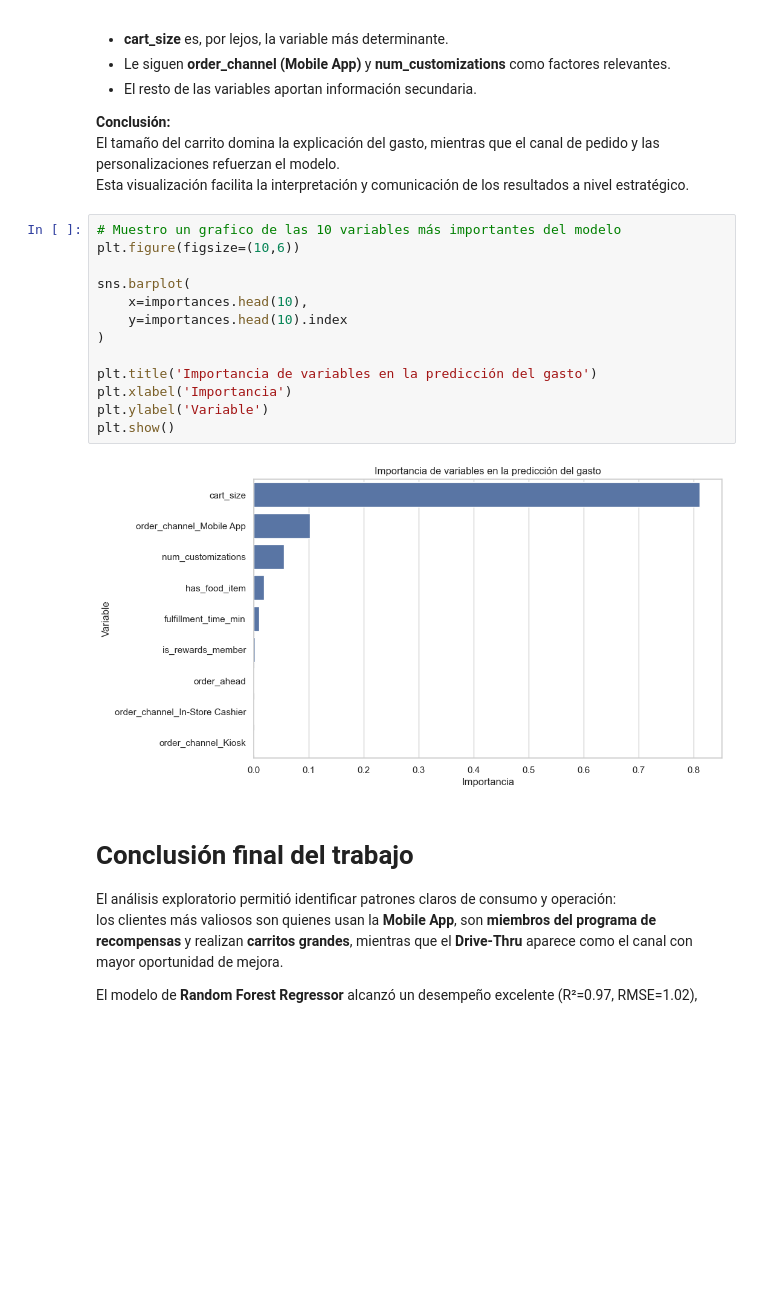
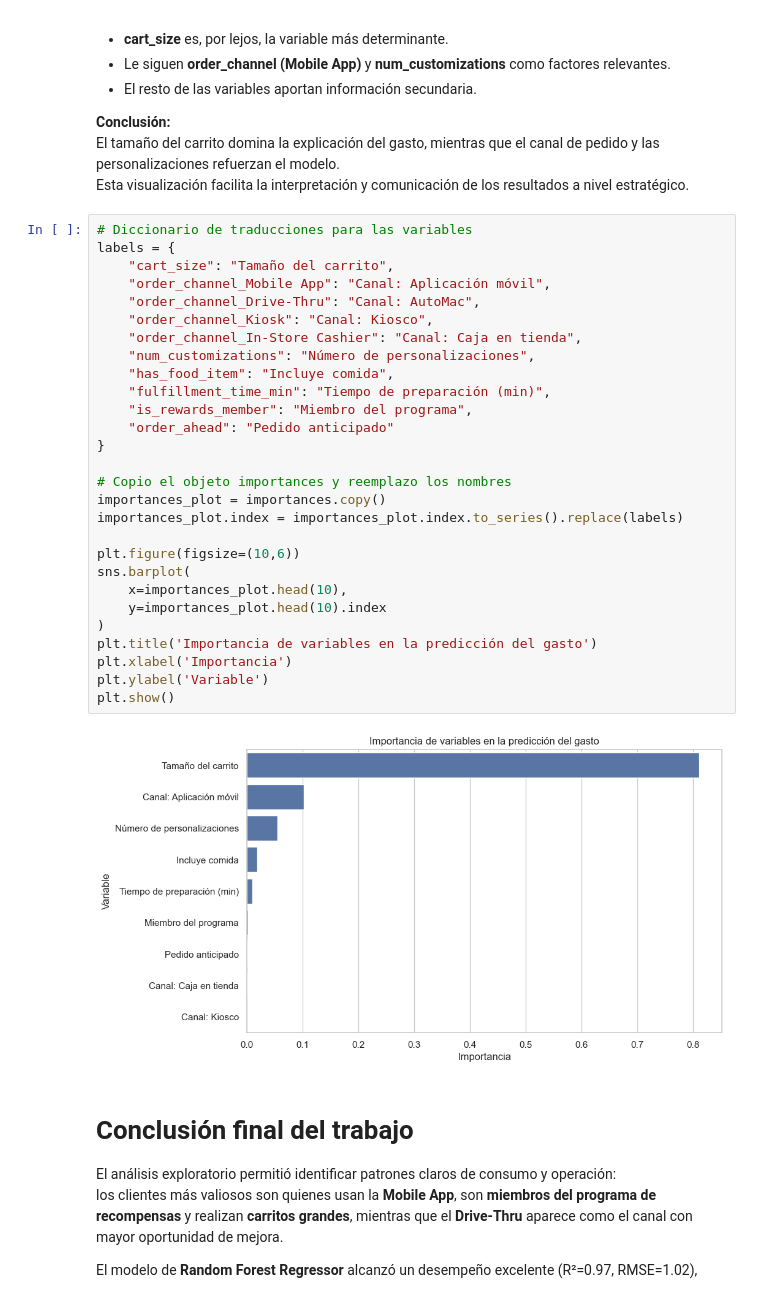
Before and after one commit to AgustinRodr/starbucks_analysis, a Jupyter notebook: notebooks/starbucks_analysis.ipynb, the cells around one changed output. Drawn from its saved outputs; the diff is of its cells as text; blank space fills up the shorter version.

```diff
--- a/notebooks/starbucks_analysis.ipynb
+++ b/notebooks/starbucks_analysis.ipynb
@@ -1004,20 +1042,35 @@ El resultado confirma que:
 El tamaño del carrito domina la explicación del gasto, mientras que el canal de pedido y las personalizaciones refuerzan el modelo.
 Esta visualización facilita la interpretación y comunicación de los resultados a nivel estratégico.
 # %%
-# Muestro un grafico de las 10 variables más importantes del modelo
+# Diccionario de traducciones para las variables
+labels = {
+    "cart_size": "Tamaño del carrito",
+    "order_channel_Mobile App": "Canal: Aplicación móvil",
+    "order_channel_Drive-Thru": "Canal: AutoMac",
+    "order_channel_Kiosk": "Canal: Kiosco",
+    "order_channel_In-Store Cashier": "Canal: Caja en tienda",
+    "num_customizations": "Número de personalizaciones",
+    "has_food_item": "Incluye comida",
+    "fulfillment_time_min": "Tiempo de preparación (min)",
+    "is_rewards_member": "Miembro del programa",
+    "order_ahead": "Pedido anticipado"
+}
+
+# Copio el objeto importances y reemplazo los nombres
+importances_plot = importances.copy()
+importances_plot.index = importances_plot.index.to_series().replace(labels)
+
 plt.figure(figsize=(10,6))
-
 sns.barplot(
-    x=importances.head(10),
-    y=importances.head(10).index
+    x=importances_plot.head(10),
+    y=importances_plot.head(10).index
 )
-
 plt.title('Importancia de variables en la predicción del gasto')
 plt.xlabel('Importancia')
 plt.ylabel('Variable')
 plt.show()
 # %% [output]
-[figure, old version]
+[figure, new version]
 # %% [markdown]
 # Conclusión final del trabajo
 
```
Also changed, not shown: parts of 4 cells of this notebook.
